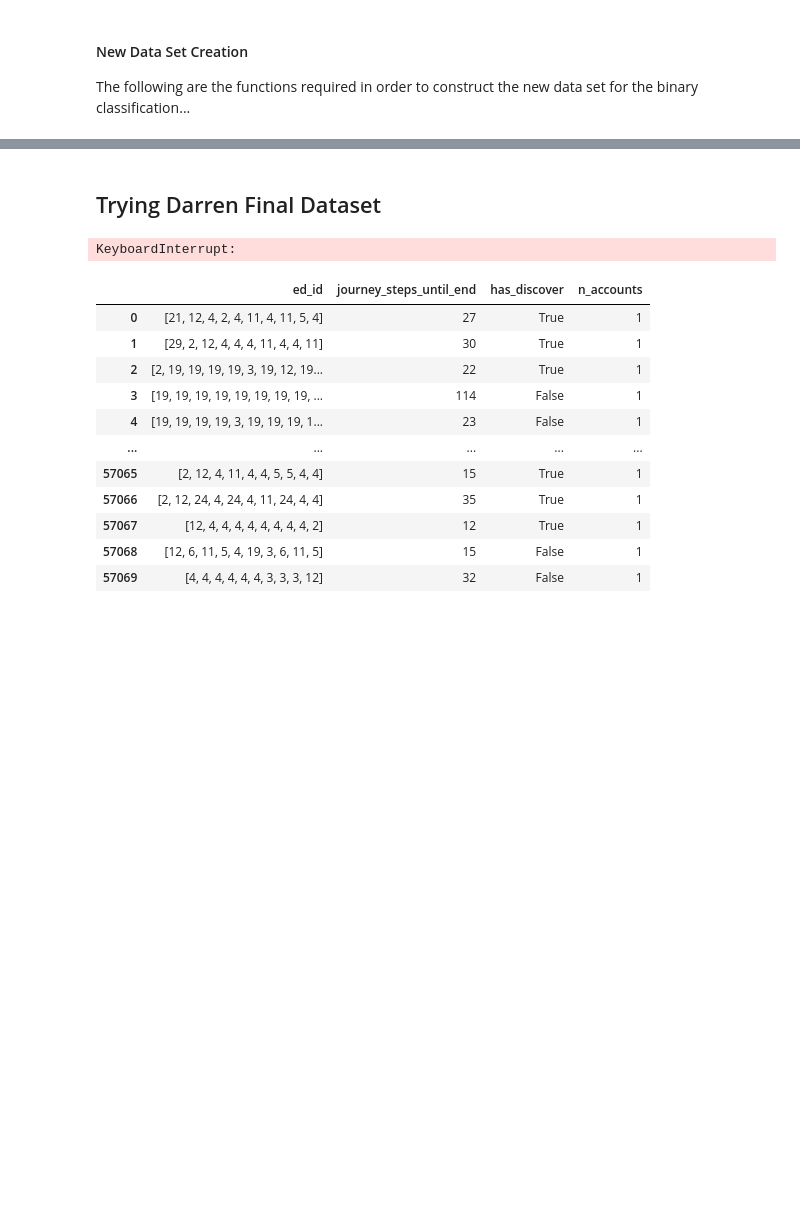
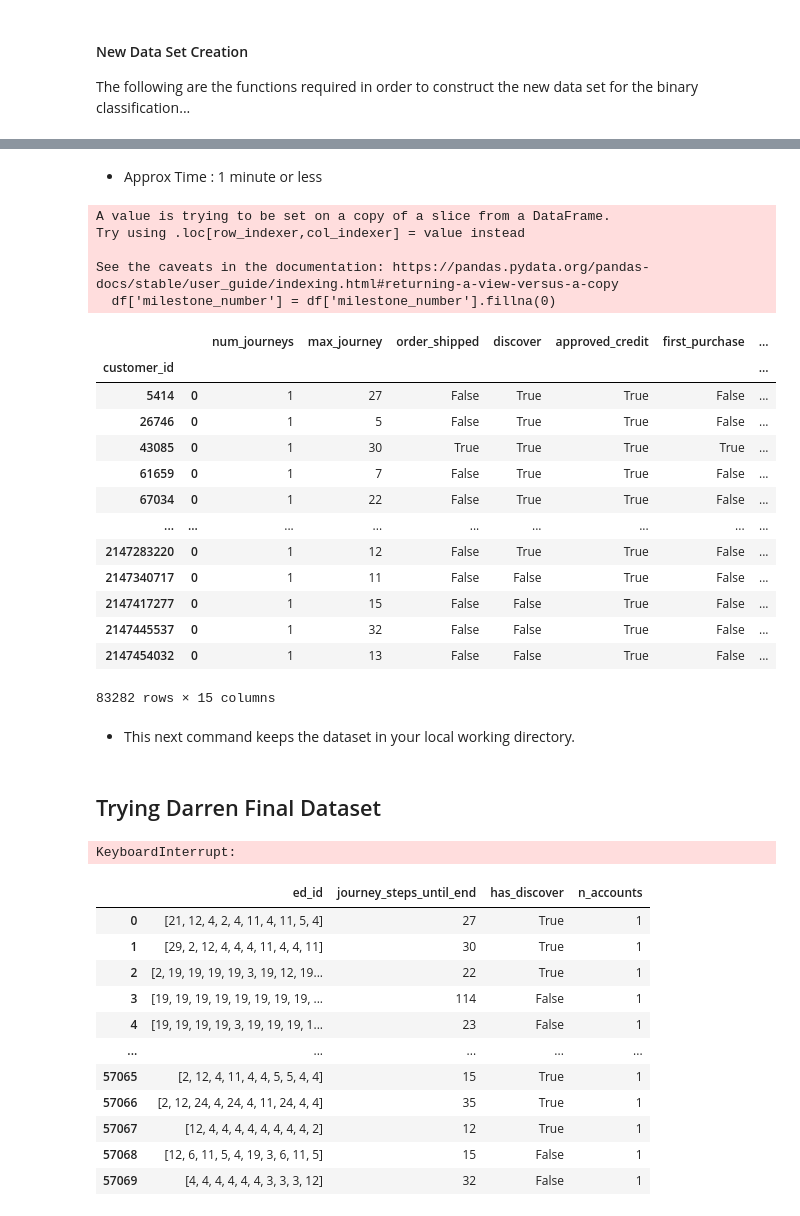
Before and after one commit to taroii/STATSM148, a Jupyter notebook: Python-Files/DataCleaning-FE-Axel.ipynb, the cells around one changed output, grey strips where cells are left out. Cells and saved outputs as stored; diff of their text form; code cells hidden in the pictures; blank space fills up the shorter version.

Commit message:
New Data set for binary classification functions added

```diff
--- a/Python-Files/DataCleaning-FE-Axel.ipynb
+++ b/Python-Files/DataCleaning-FE-Axel.ipynb
@@ -438,0 +321,68 @@ new_df.to_csv('new_dataset.csv', index=False)
+# %%
+def group_by_approach(cust_df):
+    # applying all the functions to get the data
+    num_journeys, max_journey = number_journeys_and_max(cust_df)
+    order_shipped = has_order_shipped(cust_df)
+    discover = has_discover(cust_df)
+    milestones, max_milestone = which_milestones(cust_df)
+    numb_accs = number_accounts(cust_df)
+    more_one_journey = has_more_one_journey(cust_df['journey_steps_until_end'])
+    repeated_event = most_repeated_event(cust_df)
+    avg_length_journey = average_length_seq(cust_df)
+
+    # Creating the new data frame
+    new_df = pd.DataFrame({'num_journeys': num_journeys,
+                           'max_journey': max_journey,
+                           'order_shipped': order_shipped,
+                           'discover': discover,
+                           'approved_credit': milestones[0],
+                           'first_purchase': milestones[1],
+                           'account_activitation': milestones[2],
+                           'downpayment_received': milestones[3],
+                           'downpayment_cleared': milestones[4],
+                           'order_ships': milestones[5],
+                           'max_milestone': max_milestone,
+                           'number_accounts': numb_accs,
+                           'one_more_journey': more_one_journey,
+                           'most_repeated_event': repeated_event,
+                           'average_length_seq': avg_length_journey,
+                           'index':[0]})
+    return new_df
+
+def get_classification_dataset(data, event_defs):
+    df = fingerhut_data_cleaner(data, event_defs)
+    # DROP THE INDEX OF THIS QUERY IN THE DATASET
+    df.drop(idxs, inplace=True)
+    df.reset_index(drop=True, inplace=True)
+
+    new_df = df.groupby('customer_id').apply(group_by_approach)
+    new_df.drop(columns=['index'], inplace=True)
+
+    return new_df
+# %% [markdown]
+* Approx Time : 1 minute or less
+# %%
+new_df = get_classification_dataset(data, event_defs)
+new_df
+# %% [output]
+A value is trying to be set on a copy of a slice from a DataFrame.
+Try using .loc[row_indexer,col_indexer] = value instead
+
+See the caveats in the documentation: https://pandas.pydata.org/pandas-docs/stable/user_guide/indexing.html#returning-a-view-versus-a-copy
+  df['milestone_number'] = df['milestone_number'].fillna(0)
+|  |  | num_journeys | max_journey | order_shipped | discover | approved_credit | first_purchase | ... |
+| customer_id |  |  |  |  |  |  |  | ... |
+| 5414 | 0 | 1 | 27 | False | True | True | False | ... |
+| 26746 | 0 | 1 | 5 | False | True | True | False | ... |
+| 43085 | 0 | 1 | 30 | True | True | True | True | ... |
+| 61659 | 0 | 1 | 7 | False | True | True | False | ... |
+| 67034 | 0 | 1 | 22 | False | True | True | False | ... |
+| ... | ... | ... | ... | ... | ... | ... | ... | ... |
+| 2147283220 | 0 | 1 | 12 | False | True | True | False | ... |
+| 2147340717 | 0 | 1 | 11 | False | False | True | False | ... |
+| 2147417277 | 0 | 1 | 15 | False | False | True | False | ... |
+| 2147445537 | 0 | 1 | 32 | False | False | True | False | ... |
+| 2147454032 | 0 | 1 | 13 | False | False | True | False | ... |
+83282 rows × 15 columns
+# %% [markdown]
+* This next command keeps the dataset in your local working directory.
```
Also changed, not shown: parts of 13 cells of this notebook, 1 other file.
